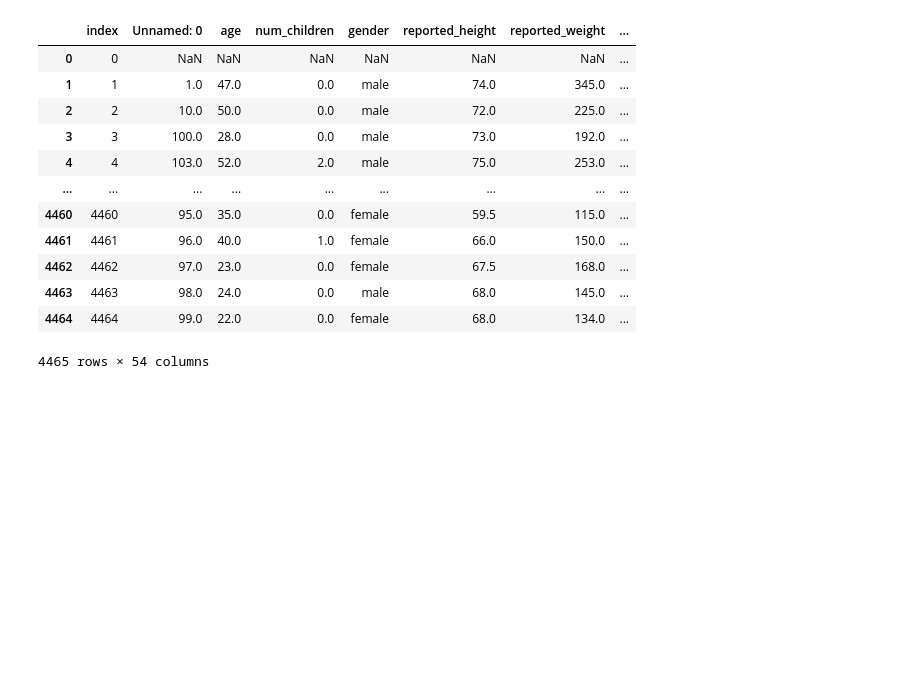
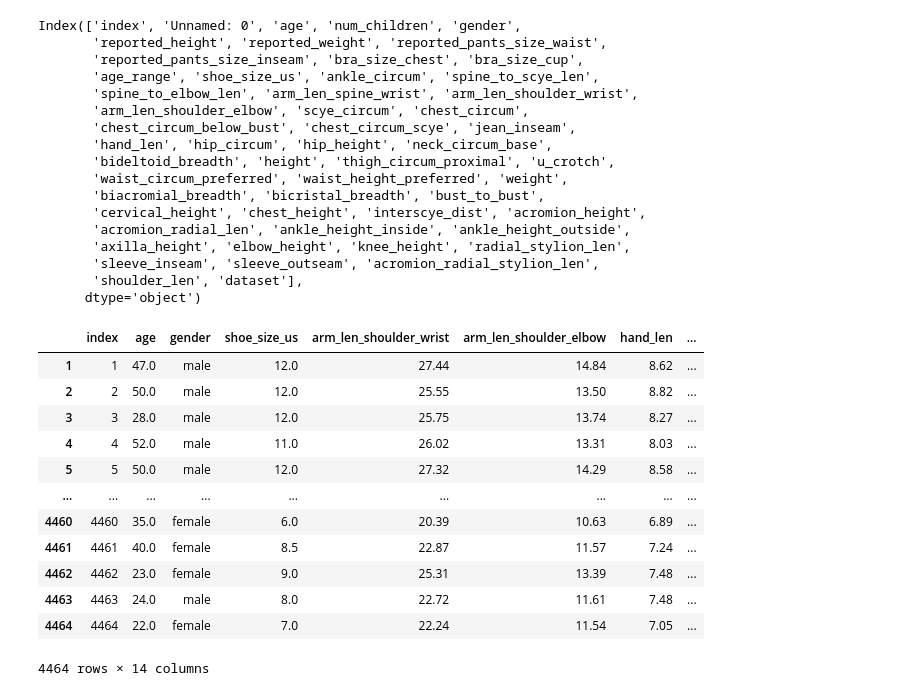
Before and after one commit to ElOuarary/Gender-Classifier-Detector, a Jupyter notebook: model/filter_data.ipynb, the cells around one changed output. Cells and saved outputs as stored; diff of their text form; code cells hidden in the pictures; blank space fills up the shorter version.

Commit message:
Cleaned the data and retrieve only the import columns for the model

```diff
--- a/model/filter_data.ipynb
+++ b/model/filter_data.ipynb
@@ -7,16 +21,20 @@ df: pd.DataFrame = pd.read_csv(r"data\raw data\caesar.csv")
 # %%
-df
+df.columns
 # %% [output]
-|  | index | Unnamed: 0 | age | num_children | gender | reported_height | reported_weight | ... |
-| 0 | 0 | NaN | NaN | NaN | NaN | NaN | NaN | ... |
-| 1 | 1 | 1.0 | 47.0 | 0.0 | male | 74.0 | 345.0 | ... |
-| 2 | 2 | 10.0 | 50.0 | 0.0 | male | 72.0 | 225.0 | ... |
-| 3 | 3 | 100.0 | 28.0 | 0.0 | male | 73.0 | 192.0 | ... |
-| 4 | 4 | 103.0 | 52.0 | 2.0 | male | 75.0 | 253.0 | ... |
-| ... | ... | ... | ... | ... | ... | ... | ... | ... |
-| 4460 | 4460 | 95.0 | 35.0 | 0.0 | female | 59.5 | 115.0 | ... |
-| 4461 | 4461 | 96.0 | 40.0 | 1.0 | female | 66.0 | 150.0 | ... |
-| 4462 | 4462 | 97.0 | 23.0 | 0.0 | female | 67.5 | 168.0 | ... |
-| 4463 | 4463 | 98.0 | 24.0 | 0.0 | male | 68.0 | 145.0 | ... |
-| 4464 | 4464 | 99.0 | 22.0 | 0.0 | female | 68.0 | 134.0 | ... |
-4465 rows × 54 columns
+Index(['index', 'Unnamed: 0', 'age', 'num_children', 'gender',
+       'reported_height', 'reported_weight', 'reported_pants_size_waist',
+       'reported_pants_size_inseam', 'bra_size_chest', 'bra_size_cup',
+       'age_range', 'shoe_size_us', 'ankle_circum', 'spine_to_scye_len',
+       'spine_to_elbow_len', 'arm_len_spine_wrist', 'arm_len_shoulder_wrist',
+       'arm_len_shoulder_elbow', 'scye_circum', 'chest_circum',
+       'chest_circum_below_bust', 'chest_circum_scye', 'jean_inseam',
+       'hand_len', 'hip_circum', 'hip_height', 'neck_circum_base',
+       'bideltoid_breadth', 'height', 'thigh_circum_proximal', 'u_crotch',
+       'waist_circum_preferred', 'waist_height_preferred', 'weight',
+       'biacromial_breadth', 'bicristal_breadth', 'bust_to_bust',
+       'cervical_height', 'chest_height', 'interscye_dist', 'acromion_height',
+       'acromion_radial_len', 'ankle_height_inside', 'ankle_height_outside',
+       'axilla_height', 'elbow_height', 'knee_height', 'radial_stylion_len',
+       'sleeve_inseam', 'sleeve_outseam', 'acromion_radial_stylion_len',
+       'shoulder_len', 'dataset'],
+      dtype='object')
@@ -22,0 +85,16 @@ df
+# %%
+filtred_df
+# %% [output]
+|  | index | age | gender | shoe_size_us | arm_len_shoulder_wrist | arm_len_shoulder_elbow | hand_len | ... |
+| 1 | 1 | 47.0 | male | 12.0 | 27.44 | 14.84 | 8.62 | ... |
+| 2 | 2 | 50.0 | male | 12.0 | 25.55 | 13.50 | 8.82 | ... |
+| 3 | 3 | 28.0 | male | 12.0 | 25.75 | 13.74 | 8.27 | ... |
+| 4 | 4 | 52.0 | male | 11.0 | 26.02 | 13.31 | 8.03 | ... |
+| 5 | 5 | 50.0 | male | 12.0 | 27.32 | 14.29 | 8.58 | ... |
+| ... | ... | ... | ... | ... | ... | ... | ... | ... |
+| 4460 | 4460 | 35.0 | female | 6.0 | 20.39 | 10.63 | 6.89 | ... |
+| 4461 | 4461 | 40.0 | female | 8.5 | 22.87 | 11.57 | 7.24 | ... |
+| 4462 | 4462 | 23.0 | female | 9.0 | 25.31 | 13.39 | 7.48 | ... |
+| 4463 | 4463 | 24.0 | male | 8.0 | 22.72 | 11.61 | 7.48 | ... |
+| 4464 | 4464 | 22.0 | female | 7.0 | 22.24 | 11.54 | 7.05 | ... |
+4464 rows × 14 columns
```
Also changed, not shown: parts of 5 cells of this notebook.
